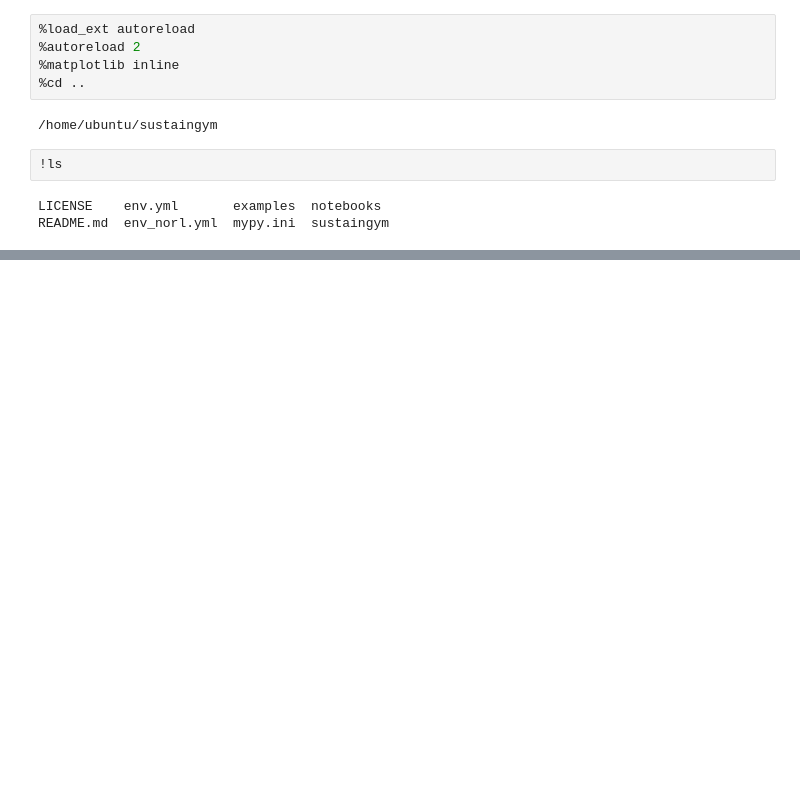
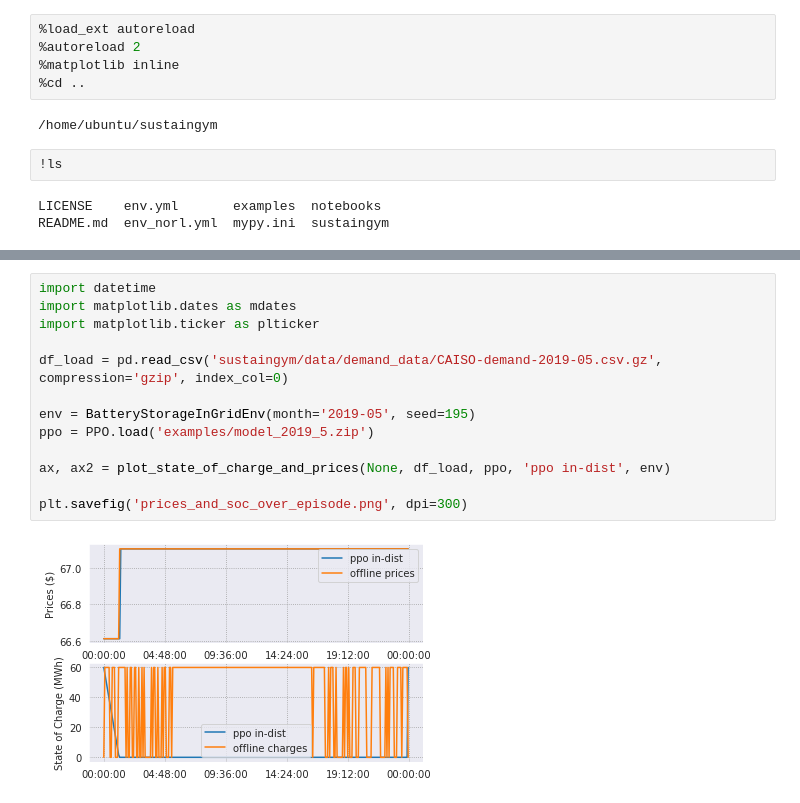
Before and after one commit to chrisyeh96/sustaingym, a Jupyter notebook: examples/model_analysis.ipynb, the cells around one changed output, grey strips where cells are left out. Saved outputs shown, nothing was run; the diff lists cells and outputs as text; blank space fills up the shorter version.

```diff
--- a/examples/model_analysis.ipynb
+++ b/examples/model_analysis.ipynb
@@ -239,0 +70,15 @@ ax2.xaxis.set_major_locator(loc)
+# %%
+import datetime
+import matplotlib.dates as mdates
+import matplotlib.ticker as plticker
+
+df_load = pd.read_csv('sustaingym/data/demand_data/CAISO-demand-2019-05.csv.gz', compression='gzip', index_col=0)
+
+env = BatteryStorageInGridEnv(month='2019-05', seed=195)
+ppo = PPO.load('examples/model_2019_5.zip')
+
+ax, ax2 = plot_state_of_charge_and_prices(None, df_load, ppo, 'ppo in-dist', env)
+
+plt.savefig('prices_and_soc_over_episode.png', dpi=300)
+# %% [output]
+[figure, added]
```
Also changed, not shown: parts of 13 cells of this notebook, 16 other files.
